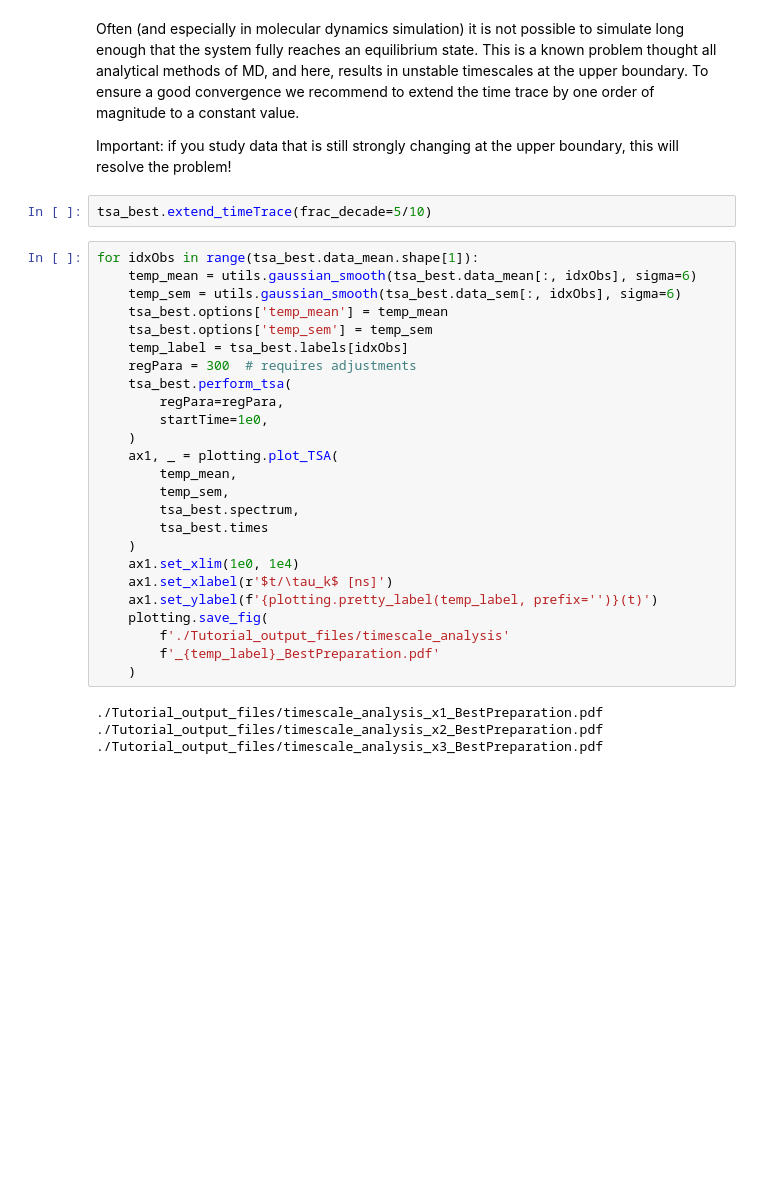
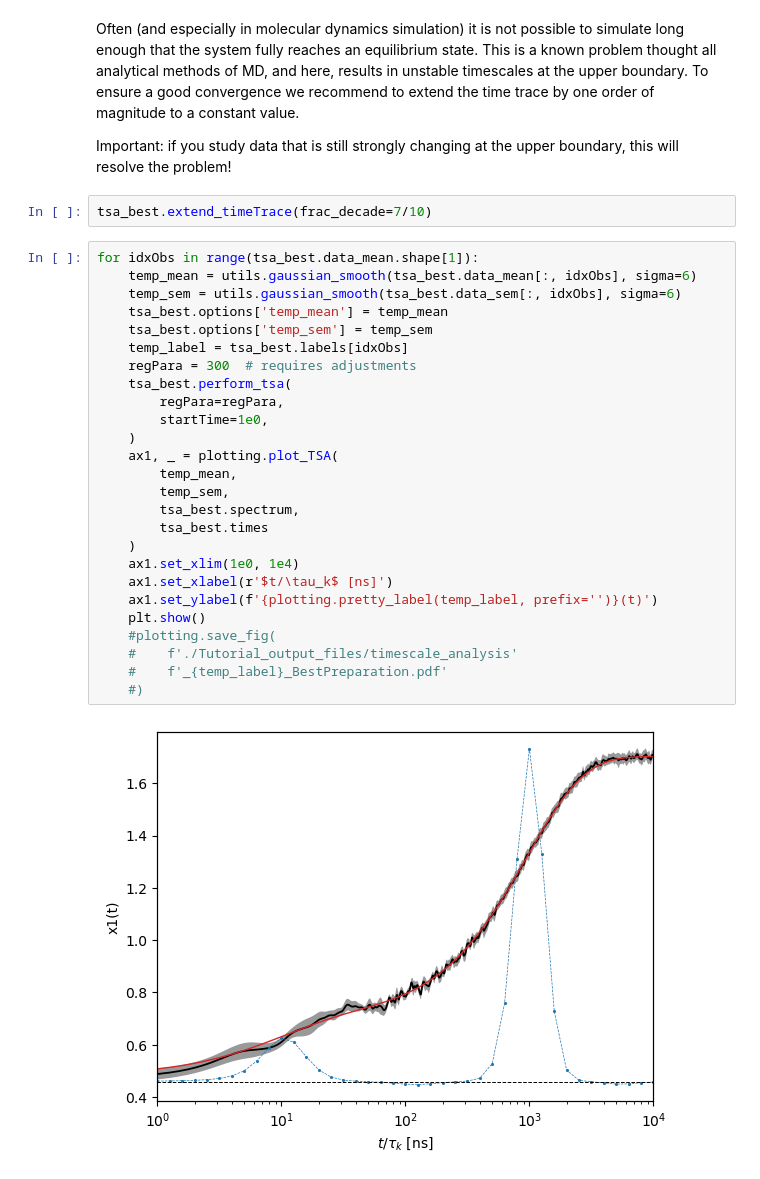
Before and after one commit to dorbath/TimeScaleAnalysis, a Jupyter notebook: tutorial/Tutorial_github.ipynb, the cells around one changed output. Saved outputs shown, nothing was run; the diff lists cells and outputs as text; blank space fills up the shorter version.

```diff
--- a/tutorial/Tutorial_github.ipynb
+++ b/tutorial/Tutorial_github.ipynb
@@ -132,33 +135,32 @@ Often (and especially in molecular dynamics simulation) it is not possible to si
 
 Important: if you study data that is still strongly changing at the upper boundary, this will resolve the problem!
 # %%
-tsa_best.extend_timeTrace(frac_decade=5/10)
+tsa_best.extend_timeTrace(frac_decade=7/10)
 # %%
 for idxObs in range(tsa_best.data_mean.shape[1]):
     temp_mean = utils.gaussian_smooth(tsa_best.data_mean[:, idxObs], sigma=6)
     temp_sem = utils.gaussian_smooth(tsa_best.data_sem[:, idxObs], sigma=6)
     tsa_best.options['temp_mean'] = temp_mean
     tsa_best.options['temp_sem'] = temp_sem
     temp_label = tsa_best.labels[idxObs]
     regPara = 300  # requires adjustments
     tsa_best.perform_tsa(
         regPara=regPara,
         startTime=1e0,
     )
     ax1, _ = plotting.plot_TSA(
         temp_mean,
         temp_sem,
         tsa_best.spectrum,
         tsa_best.times
     )
     ax1.set_xlim(1e0, 1e4)
     ax1.set_xlabel(r'$t/\tau_k$ [ns]')
     ax1.set_ylabel(f'{plotting.pretty_label(temp_label, prefix='')}(t)')
-    plotting.save_fig(
-        f'./Tutorial_output_files/timescale_analysis'
-        f'_{temp_label}_BestPreparation.pdf'
-    )
+    plt.show()
+    #plotting.save_fig(
+    #    f'./Tutorial_output_files/timescale_analysis'
+    #    f'_{temp_label}_BestPreparation.pdf'
+    #)
 # %% [output]
-./Tutorial_output_files/timescale_analysis_x1_BestPreparation.pdf
-./Tutorial_output_files/timescale_analysis_x2_BestPreparation.pdf
-./Tutorial_output_files/timescale_analysis_x3_BestPreparation.pdf
+[figure, added]
```
Also changed, not shown: parts of 5 cells of this notebook.
